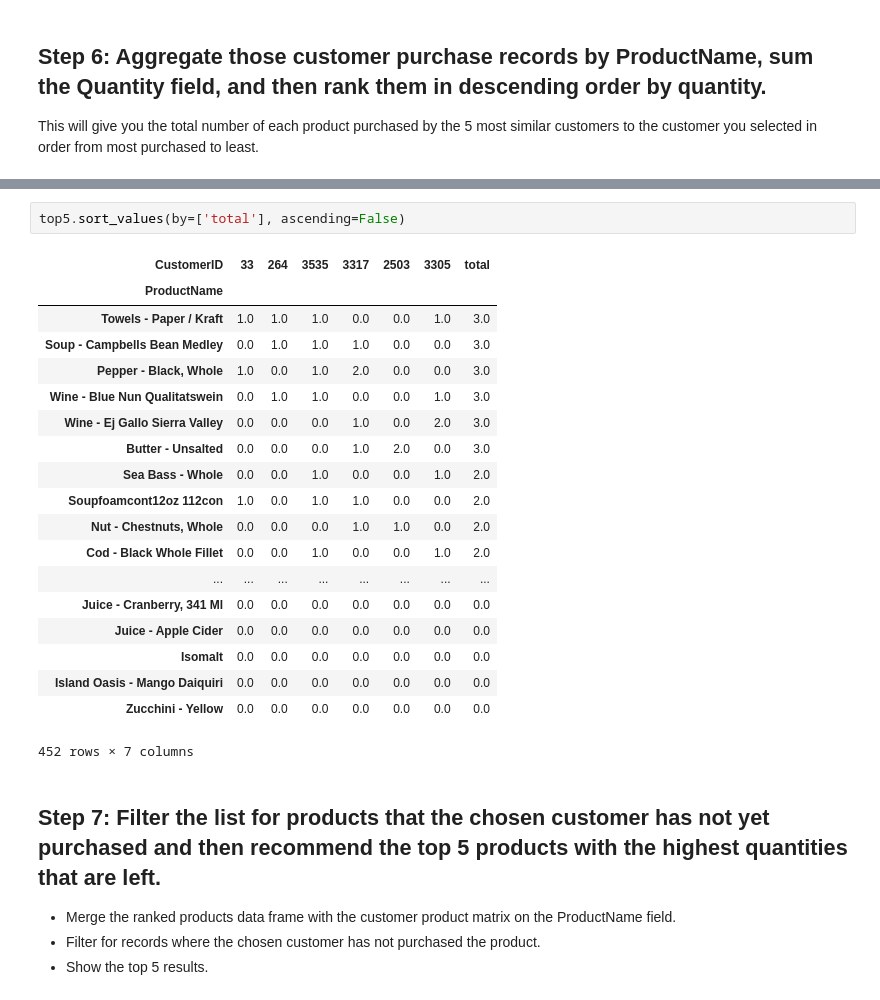
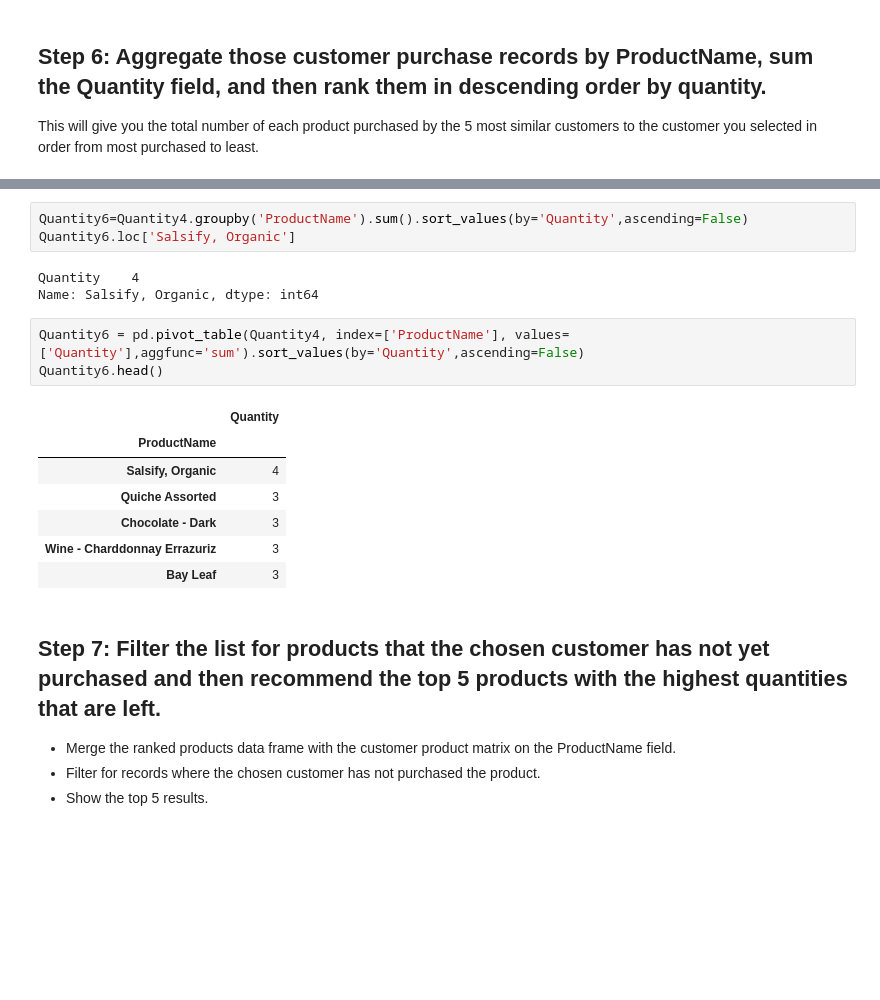
Before and after one commit to ta-data-mex/lab-intro-recommender-systems, a Jupyter notebook: your-code/main.ipynb, the cells around one changed output, grey strips where cells are left out. Drawn from its saved outputs; the diff is of its cells as text; blank space fills up the shorter version.

```diff
--- a/your-code/main.ipynb
+++ b/your-code/main.ipynb
@@ -184,25 +122,20 @@ See the caveats in the documentation: http://pandas.pydata.org/pandas-docs/stabl
-# %%
-top5.sort_values(by=['total'], ascending=False)
-# %% [output]
-| CustomerID | 33 | 264 | 3535 | 3317 | 2503 | 3305 | total |
-| ProductName |  |  |  |  |  |  |  |
-| Towels - Paper / Kraft | 1.0 | 1.0 | 1.0 | 0.0 | 0.0 | 1.0 | 3.0 |
-| Soup - Campbells Bean Medley | 0.0 | 1.0 | 1.0 | 1.0 | 0.0 | 0.0 | 3.0 |
-| Pepper - Black, Whole | 1.0 | 0.0 | 1.0 | 2.0 | 0.0 | 0.0 | 3.0 |
-| Wine - Blue Nun Qualitatswein | 0.0 | 1.0 | 1.0 | 0.0 | 0.0 | 1.0 | 3.0 |
-| Wine - Ej Gallo Sierra Valley | 0.0 | 0.0 | 0.0 | 1.0 | 0.0 | 2.0 | 3.0 |
-| Butter - Unsalted | 0.0 | 0.0 | 0.0 | 1.0 | 2.0 | 0.0 | 3.0 |
-| Sea Bass - Whole | 0.0 | 0.0 | 1.0 | 0.0 | 0.0 | 1.0 | 2.0 |
-| Soupfoamcont12oz 112con | 1.0 | 0.0 | 1.0 | 1.0 | 0.0 | 0.0 | 2.0 |
-| Nut - Chestnuts, Whole | 0.0 | 0.0 | 0.0 | 1.0 | 1.0 | 0.0 | 2.0 |
-| Cod - Black Whole Fillet | 0.0 | 0.0 | 1.0 | 0.0 | 0.0 | 1.0 | 2.0 |
-| ... | ... | ... | ... | ... | ... | ... | ... |
-| Juice - Cranberry, 341 Ml | 0.0 | 0.0 | 0.0 | 0.0 | 0.0 | 0.0 | 0.0 |
-| Juice - Apple Cider | 0.0 | 0.0 | 0.0 | 0.0 | 0.0 | 0.0 | 0.0 |
-| Isomalt | 0.0 | 0.0 | 0.0 | 0.0 | 0.0 | 0.0 | 0.0 |
-| Island Oasis - Mango Daiquiri | 0.0 | 0.0 | 0.0 | 0.0 | 0.0 | 0.0 | 0.0 |
-| Zucchini - Yellow | 0.0 | 0.0 | 0.0 | 0.0 | 0.0 | 0.0 | 0.0 |
-452 rows × 7 columns
+# %%
+Quantity6=Quantity4.groupby('ProductName').sum().sort_values(by='Quantity',ascending=False)
+Quantity6.loc['Salsify, Organic']
+# %% [output]
+Quantity    4
+Name: Salsify, Organic, dtype: int64
+# %%
+Quantity6 = pd.pivot_table(Quantity4, index=['ProductName'], values=['Quantity'],aggfunc='sum').sort_values(by='Quantity',ascending=False)
+Quantity6.head()
+# %% [output]
+|  | Quantity |
+| ProductName |  |
+| Salsify, Organic | 4 |
+| Quiche Assorted | 3 |
+| Chocolate - Dark | 3 |
+| Wine - Charddonnay Errazuriz | 3 |
+| Bay Leaf | 3 |
 # %% [markdown]
 ## Step 7: Filter the list for products that the chosen customer has not yet purchased and then recommend the top 5 products with the highest quantities that are left.
 
```
Also changed, not shown: parts of 25 cells of this notebook.
